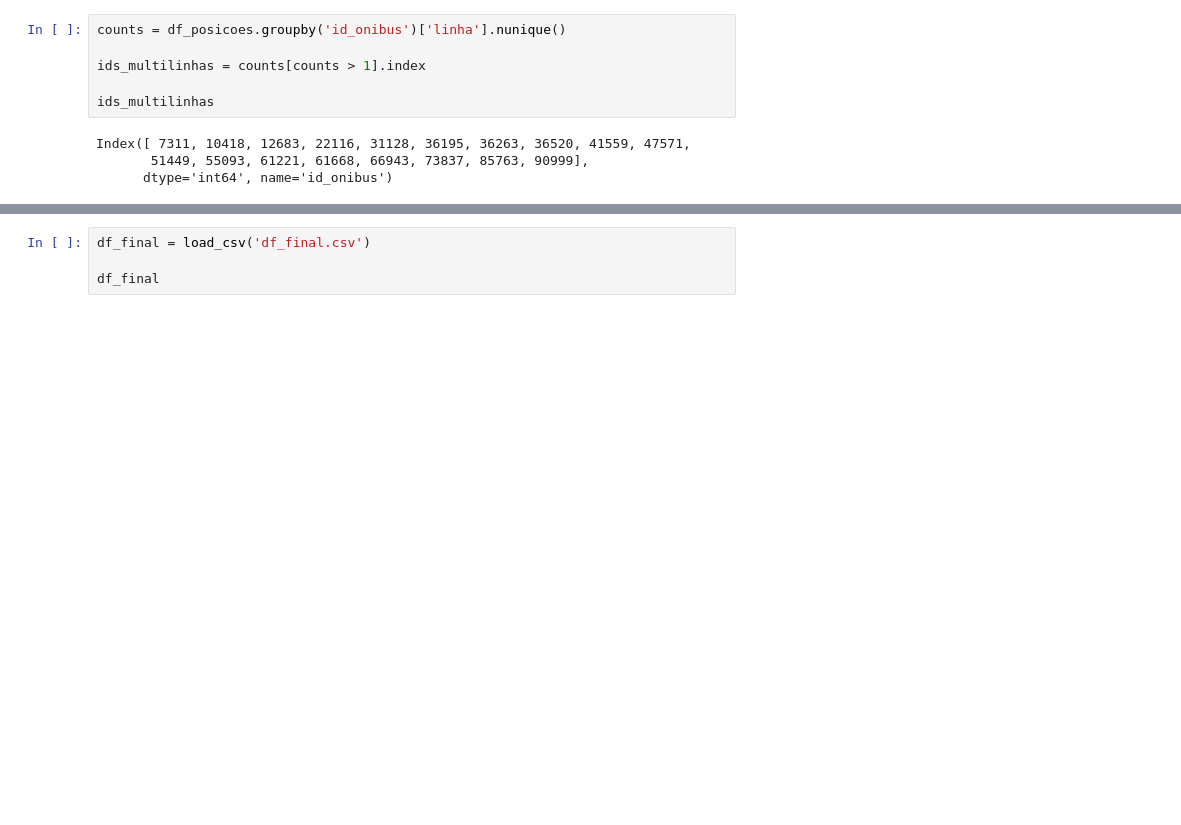
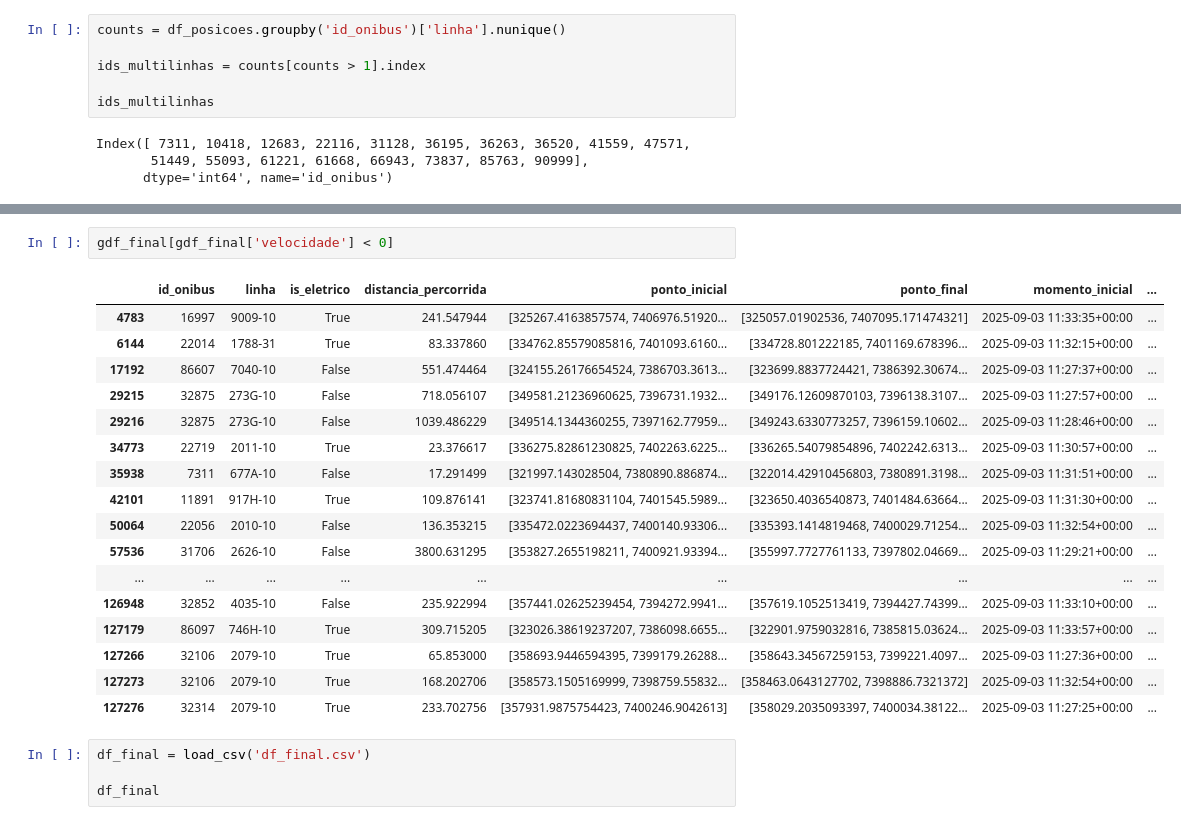
Before and after one commit to sepep-pmsp/dash_onibus_eletricos, a Jupyter notebook: analise_diagnostico.ipynb, the cells around one changed output, grey strips where cells are left out. Drawn from its saved outputs; the diff is of its cells as text; blank space fills up the shorter version.

```diff
--- a/analise_diagnostico.ipynb
+++ b/analise_diagnostico.ipynb
@@ -83,3 +330,23 @@ Index([ 7311, 10418, 12683, 22116, 31128, 36195, 36263, 36520, 41559, 47571,
+# %%
+gdf_final[gdf_final['velocidade'] < 0]
+# %% [output]
+|  | id_onibus | linha | is_eletrico | distancia_percorrida | ponto_inicial | ponto_final | momento_inicial | ... |
+| 4783 | 16997 | 9009-10 | True | 241.547944 | [325267.4163857574, 7406976.51920... | [325057.01902536, 7407095.171474321] | 2025-09-03 11:33:35+00:00 | ... |
+| 6144 | 22014 | 1788-31 | True | 83.337860 | [334762.85579085816, 7401093.6160... | [334728.801222185, 7401169.678396... | 2025-09-03 11:32:15+00:00 | ... |
+| 17192 | 86607 | 7040-10 | False | 551.474464 | [324155.26176654524, 7386703.3613... | [323699.8837724421, 7386392.30674... | 2025-09-03 11:27:37+00:00 | ... |
+| 29215 | 32875 | 273G-10 | False | 718.056107 | [349581.21236960625, 7396731.1932... | [349176.12609870103, 7396138.3107... | 2025-09-03 11:27:57+00:00 | ... |
+| 29216 | 32875 | 273G-10 | False | 1039.486229 | [349514.1344360255, 7397162.77959... | [349243.6330773257, 7396159.10602... | 2025-09-03 11:28:46+00:00 | ... |
+| 34773 | 22719 | 2011-10 | True | 23.376617 | [336275.82861230825, 7402263.6225... | [336265.54079854896, 7402242.6313... | 2025-09-03 11:30:57+00:00 | ... |
+| 35938 | 7311 | 677A-10 | False | 17.291499 | [321997.143028504, 7380890.886874... | [322014.42910456803, 7380891.3198... | 2025-09-03 11:31:51+00:00 | ... |
+| 42101 | 11891 | 917H-10 | True | 109.876141 | [323741.81680831104, 7401545.5989... | [323650.4036540873, 7401484.63664... | 2025-09-03 11:31:30+00:00 | ... |
+| 50064 | 22056 | 2010-10 | False | 136.353215 | [335472.0223694437, 7400140.93306... | [335393.1414819468, 7400029.71254... | 2025-09-03 11:32:54+00:00 | ... |
+| 57536 | 31706 | 2626-10 | False | 3800.631295 | [353827.2655198211, 7400921.93394... | [355997.7727761133, 7397802.04669... | 2025-09-03 11:29:21+00:00 | ... |
+| ... | ... | ... | ... | ... | ... | ... | ... | ... |
+| 126948 | 32852 | 4035-10 | False | 235.922994 | [357441.02625239454, 7394272.9941... | [357619.1052513419, 7394427.74399... | 2025-09-03 11:33:10+00:00 | ... |
+| 127179 | 86097 | 746H-10 | True | 309.715205 | [323026.38619237207, 7386098.6655... | [322901.9759032816, 7385815.03624... | 2025-09-03 11:33:57+00:00 | ... |
+| 127266 | 32106 | 2079-10 | True | 65.853000 | [358693.9446594395, 7399179.26288... | [358643.34567259153, 7399221.4097... | 2025-09-03 11:27:36+00:00 | ... |
+| 127273 | 32106 | 2079-10 | True | 168.202706 | [358573.1505169999, 7398759.55832... | [358463.0643127702, 7398886.7321372] | 2025-09-03 11:32:54+00:00 | ... |
+| 127276 | 32314 | 2079-10 | True | 233.702756 | [357931.9875754423, 7400246.9042613] | [358029.2035093397, 7400034.38122... | 2025-09-03 11:27:25+00:00 | ... |
 # %%
 df_final = load_csv('df_final.csv')
 
```
Also changed, not shown: parts of 16 cells of this notebook.
